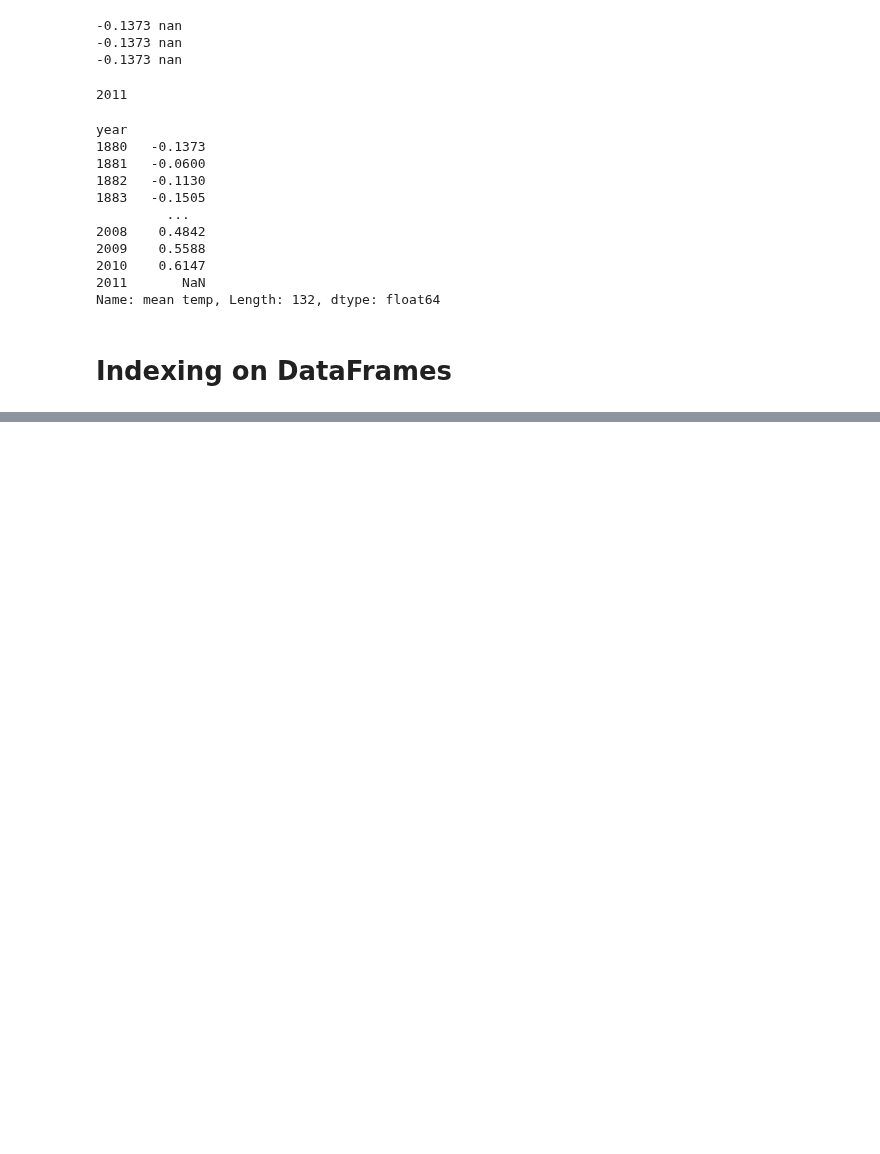
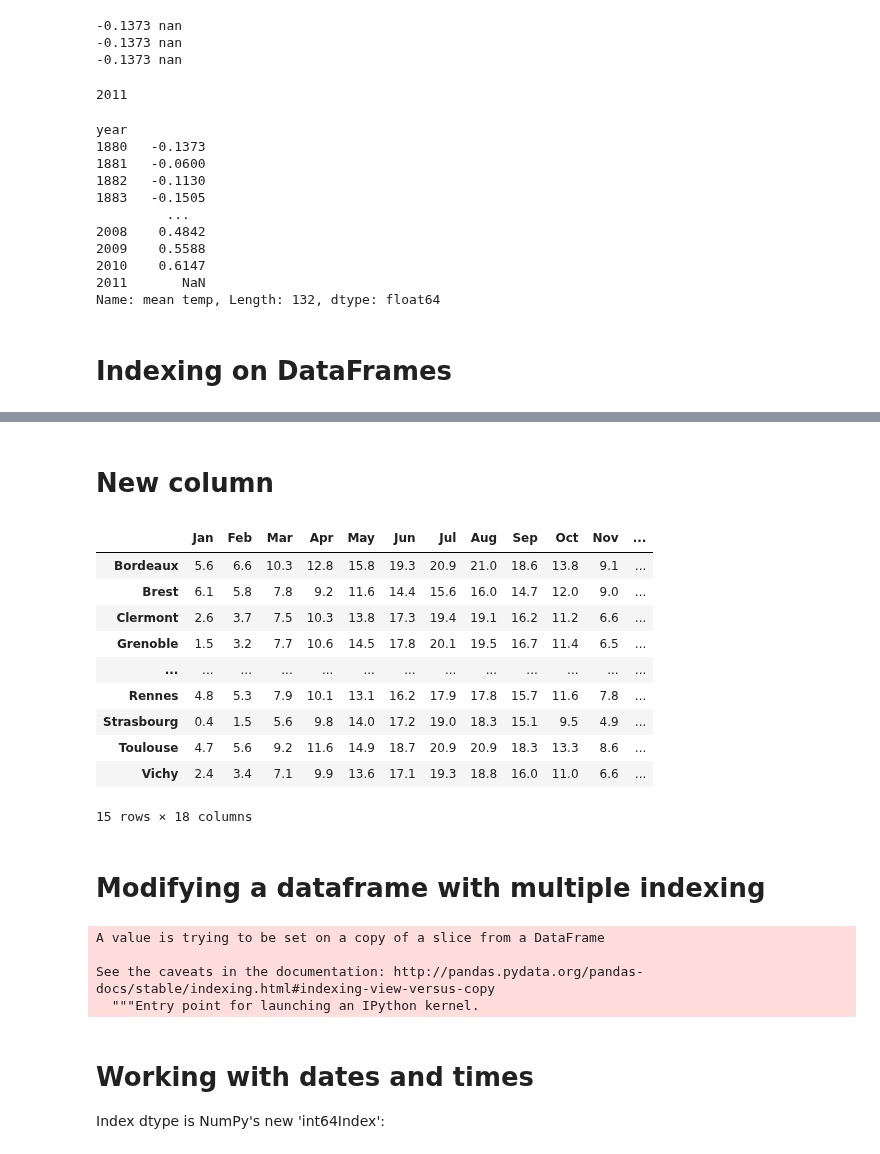
Before and after one commit to pnavaro/math-python, a Jupyter notebook: 14.Pandas.ipynb, the cells around one changed output, grey strips where cells are left out. Cells and saved outputs as stored; diff of their text form; code cells hidden in the pictures; blank space fills up the shorter version.

```diff
--- a/14.Pandas.ipynb
+++ b/14.Pandas.ipynb
@@ -538,0 +521,17 @@ Name: mean temp, Length: 132, dtype: float64
+# %% [markdown]
+# New column
+# %%
+french_cities["std"] = french_cities.iloc[:,:12].std(axis=1)
+french_cities
+# %% [output]
+|  | Jan | Feb | Mar | Apr | May | Jun | Jul | Aug | Sep | Oct | Nov | ... |
+| Bordeaux | 5.6 | 6.6 | 10.3 | 12.8 | 15.8 | 19.3 | 20.9 | 21.0 | 18.6 | 13.8 | 9.1 | ... |
+| Brest | 6.1 | 5.8 | 7.8 | 9.2 | 11.6 | 14.4 | 15.6 | 16.0 | 14.7 | 12.0 | 9.0 | ... |
+| Clermont | 2.6 | 3.7 | 7.5 | 10.3 | 13.8 | 17.3 | 19.4 | 19.1 | 16.2 | 11.2 | 6.6 | ... |
+| Grenoble | 1.5 | 3.2 | 7.7 | 10.6 | 14.5 | 17.8 | 20.1 | 19.5 | 16.7 | 11.4 | 6.5 | ... |
+| ... | ... | ... | ... | ... | ... | ... | ... | ... | ... | ... | ... | ... |
+| Rennes | 4.8 | 5.3 | 7.9 | 10.1 | 13.1 | 16.2 | 17.9 | 17.8 | 15.7 | 11.6 | 7.8 | ... |
+| Strasbourg | 0.4 | 1.5 | 5.6 | 9.8 | 14.0 | 17.2 | 19.0 | 18.3 | 15.1 | 9.5 | 4.9 | ... |
+| Toulouse | 4.7 | 5.6 | 9.2 | 11.6 | 14.9 | 18.7 | 20.9 | 20.9 | 18.3 | 13.3 | 8.6 | ... |
+| Vichy | 2.4 | 3.4 | 7.1 | 9.9 | 13.6 | 17.1 | 19.3 | 18.8 | 16.0 | 11.0 | 6.6 | ... |
+15 rows × 18 columns
@@ -538,0 +540,9 @@ Name: mean temp, Length: 132, dtype: float64
+# %% [markdown]
+# Modifying a dataframe with multiple indexing
+# %%
+french_cities['Sep']['Rennes'] = 25 # This works right now, but this is dangerous:
+# %% [output]
+A value is trying to be set on a copy of a slice from a DataFrame
+
+See the caveats in the documentation: http://pandas.pydata.org/pandas-docs/stable/indexing.html#indexing-view-versus-copy
+  """Entry point for launching an IPython kernel.
@@ -538,0 +551,4 @@ Name: mean temp, Length: 132, dtype: float64
+# %% [markdown]
+# Working with dates and times
+
+Index dtype is NumPy's new 'int64Index':
```
Also changed, not shown: parts of 62 cells of this notebook, 1 other file.
